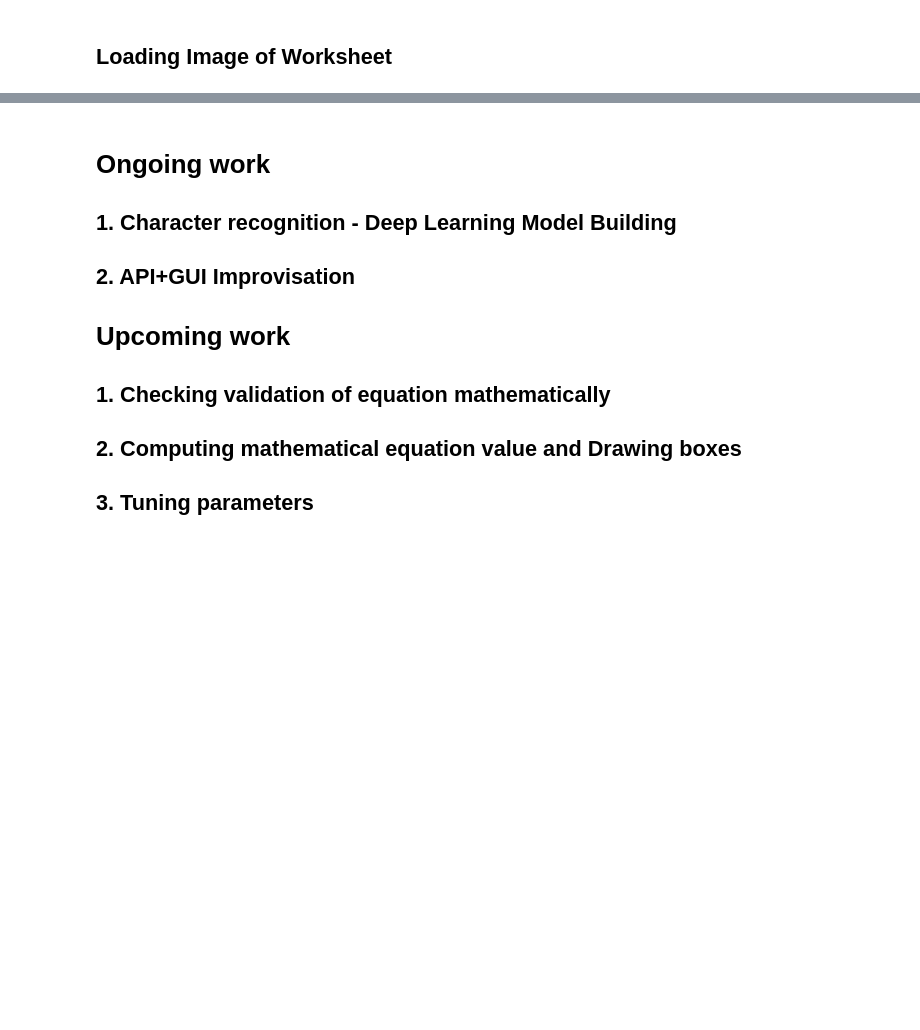
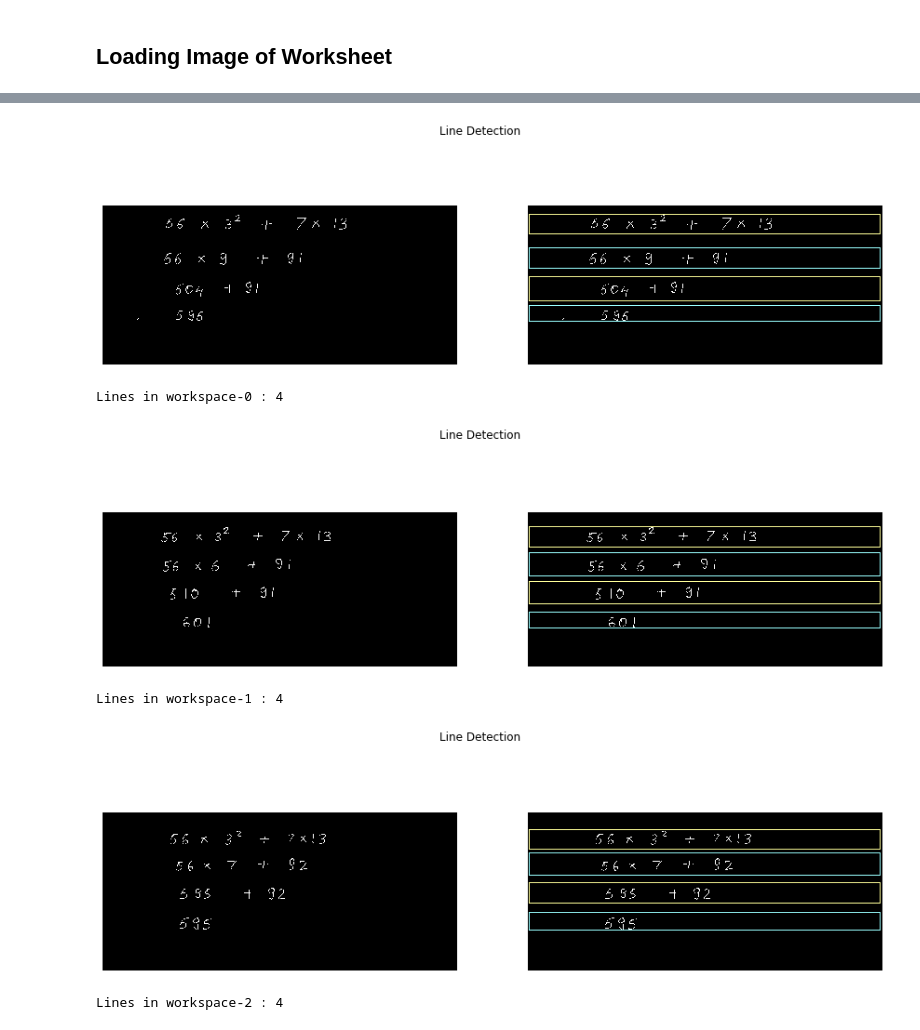
Before and after one commit to bijonguha/Bosch, a Jupyter notebook: intel_ocr/codes/present_jupy.ipynb, the cells around one changed output, grey strips where cells are left out. Cells and saved outputs as stored; diff of their text form; code cells hidden in the pictures; blank space fills up the shorter version.

Commit message:
minor changes and jupyter file for presentation

```diff
--- a/intel_ocr/codes/present_jupy.ipynb
+++ b/intel_ocr/codes/present_jupy.ipynb
@@ -677,8 +839,51 @@ Name: char_df, dtype: object
-# %% [markdown]
-# Ongoing work
-## 1. Character recognition - Deep Learning Model Building
-## 2. API+GUI Improvisation
-# Upcoming work
-## 1. Checking validation of equation mathematically
-## 2. Computing mathematical equation value and Drawing boxes
-## 3. Tuning parameters
+# %%
+#reading image and Initialising Values
+image_path = 'data/image_1.jpg'
+A = 56
+B = 7
+X = 3
+Y = 13
+
+img_i = cv2.imread(image_path)
+img = image_resize(img_i, height = 4676, width = 3307)
+
+workspaces = extract_box(img, show = False)
+
+#Check for invalid Image
+if(len(workspaces) != 3):
+    print('Invalid worksheet image passed')
+
+df_lines = pd.DataFrame()
+
+for r,rect in enumerate(workspaces):
+
+    #Cropping boxes for sending to line detection module
+    box = img[rect[1]:rect[1]+rect[3], rect[0]:rect[0]+rect[2]]
+    H,W = box.shape[:2]
+
+    #Extracting lines present in the boxes
+    cleaned_orig,y1s,y2s = extract_line(box, show=True)
+    x1s = [0]*len(y1s)
+    x2s = [W]*len(y1s)
+
+    if(len(y1s)-len(y2s) == 0):
+        print('Lines in workspace-%d : %d' %(r, len(y1s)))
+
+    df = pd.DataFrame([y1s,y2s,x1s,x2s]).transpose()
+    df.columns = ['y1','y2','x1','x2']
+    df['box_num'] = r
+
+    df_lines= pd.concat([df_lines, df])
+
+    dict_clean_img.update({r:cleaned_orig})
+    dict_img.update({r:box})
+
+df_lines['line_name'] = ['%d%d' %(df_lines.box_num.iloc[i],df_lines.index[i]) \
+        for i in range(len(df_lines))]
+# %% [output]
+[figure, added]
+Lines in workspace-0 : 4
+[figure, added]
+Lines in workspace-1 : 4
+[figure, added]
+Lines in workspace-2 : 4
```
Also changed, not shown: parts of 27 cells of this notebook, 6 other files.
